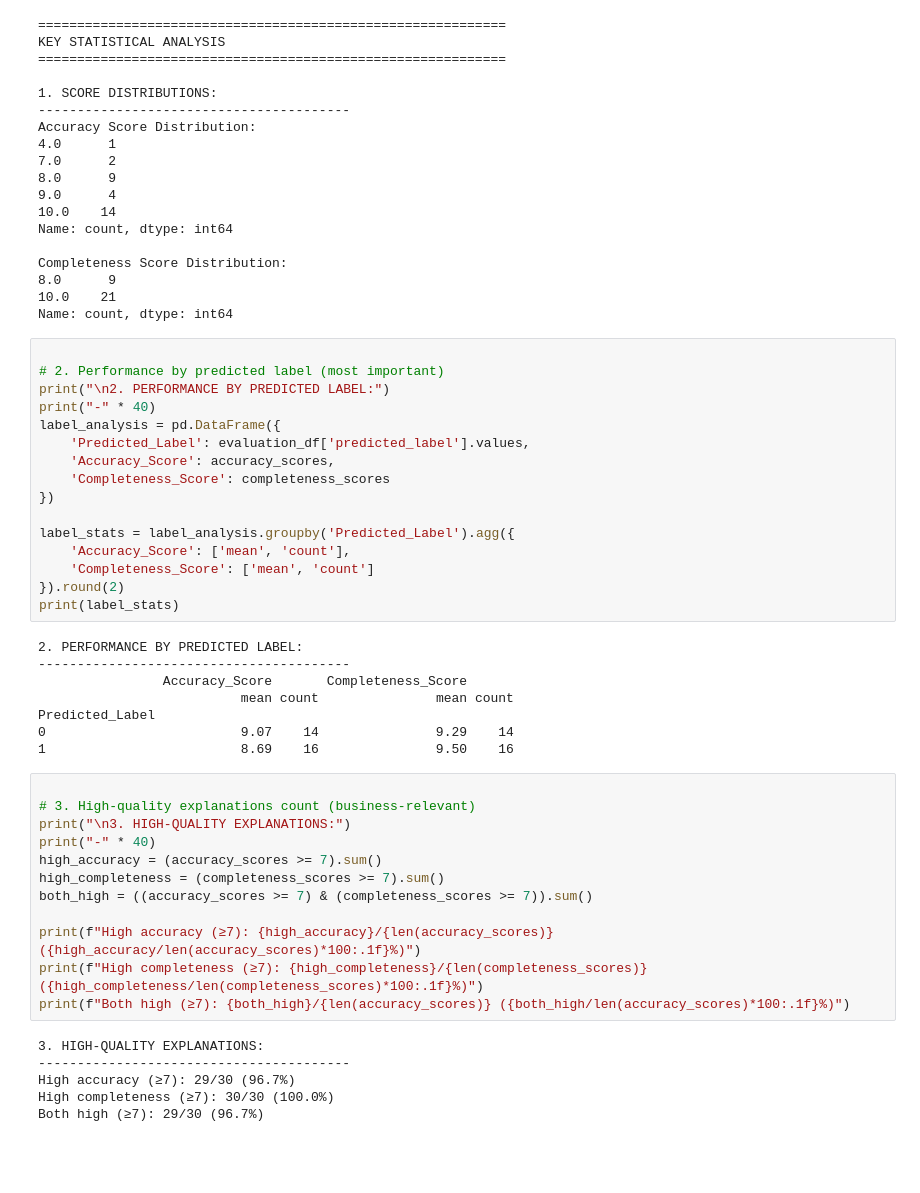
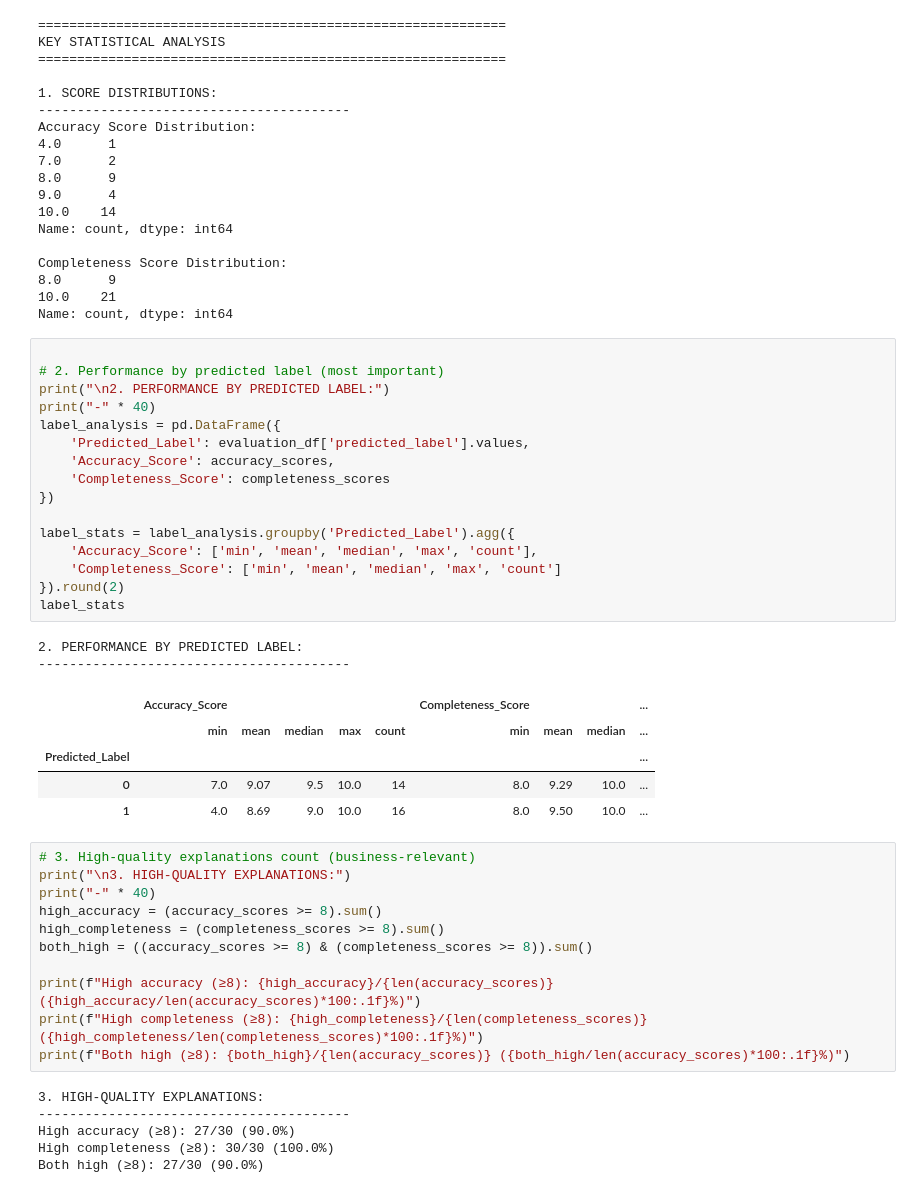
Before and after one commit to tan-yong-sheng/FYP-enhancing-churn-prediction-with-slm-and-llm, a Jupyter notebook: notebook/modeling/02_shap_explanations.ipynb, the cells around one changed output. Drawn from its saved outputs; the diff is of its cells as text; blank space fills up the shorter version.

```diff
--- a/notebook/modeling/02_shap_explanations.ipynb
+++ b/notebook/modeling/02_shap_explanations.ipynb
@@ -1003,42 +1003,41 @@ Name: count, dtype: int64
 # %%
 
 # 2. Performance by predicted label (most important)
 print("\n2. PERFORMANCE BY PREDICTED LABEL:")
 print("-" * 40)
 label_analysis = pd.DataFrame({
     'Predicted_Label': evaluation_df['predicted_label'].values,
     'Accuracy_Score': accuracy_scores,
     'Completeness_Score': completeness_scores
 })
 
 label_stats = label_analysis.groupby('Predicted_Label').agg({
-    'Accuracy_Score': ['mean', 'count'],
-    'Completeness_Score': ['mean', 'count']
+    'Accuracy_Score': ['min', 'mean', 'median', 'max', 'count'],
+    'Completeness_Score': ['min', 'mean', 'median', 'max', 'count']
 }).round(2)
-print(label_stats)
+label_stats
 # %% [output]
 2. PERFORMANCE BY PREDICTED LABEL:
 ----------------------------------------
-                Accuracy_Score       Completeness_Score
-                          mean count               mean count
-Predicted_Label
-0                         9.07    14               9.29    14
-1                         8.69    16               9.50    16
+|  | Accuracy_Score |  |  |  |  | Completeness_Score |  |  | ... |
+|  | min | mean | median | max | count | min | mean | median | ... |
+| Predicted_Label |  |  |  |  |  |  |  |  | ... |
+| 0 | 7.0 | 9.07 | 9.5 | 10.0 | 14 | 8.0 | 9.29 | 10.0 | ... |
+| 1 | 4.0 | 8.69 | 9.0 | 10.0 | 16 | 8.0 | 9.50 | 10.0 | ... |
 # %%
-
 # 3. High-quality explanations count (business-relevant)
 print("\n3. HIGH-QUALITY EXPLANATIONS:")
 print("-" * 40)
-high_accuracy = (accuracy_scores >= 7).sum()
-high_completeness = (completeness_scores >= 7).sum()
-both_high = ((accuracy_scores >= 7) & (completeness_scores >= 7)).sum()
+high_accuracy = (accuracy_scores >= 8).sum()
+high_completeness = (completeness_scores >= 8).sum()
+both_high = ((accuracy_scores >= 8) & (completeness_scores >= 8)).sum()
 
-print(f"High accuracy (≥7): {high_accuracy}/{len(accuracy_scores)} ({high_accuracy/len(accuracy_scores)*100:.1f}%)")
-print(f"High completeness (≥7): {high_completeness}/{len(completeness_scores)} ({high_completeness/len(completeness_scores)*100:.1f}%)")
-print(f"Both high (≥7): {both_high}/{len(accuracy_scores)} ({both_high/len(accuracy_scores)*100:.1f}%)")
+print(f"High accuracy (≥8): {high_accuracy}/{len(accuracy_scores)} ({high_accuracy/len(accuracy_scores)*100:.1f}%)")
+print(f"High completeness (≥8): {high_completeness}/{len(completeness_scores)} ({high_completeness/len(completeness_scores)*100:.1f}%)")
+print(f"Both high (≥8): {both_high}/{len(accuracy_scores)} ({both_high/len(accuracy_scores)*100:.1f}%)")
 # %% [output]
 3. HIGH-QUALITY EXPLANATIONS:
 ----------------------------------------
-High accuracy (≥7): 29/30 (96.7%)
-High completeness (≥7): 30/30 (100.0%)
-Both high (≥7): 29/30 (96.7%)
+High accuracy (≥8): 27/30 (90.0%)
+High completeness (≥8): 30/30 (100.0%)
+Both high (≥8): 27/30 (90.0%)
```
Also changed, not shown: parts of 2 cells of this notebook.
